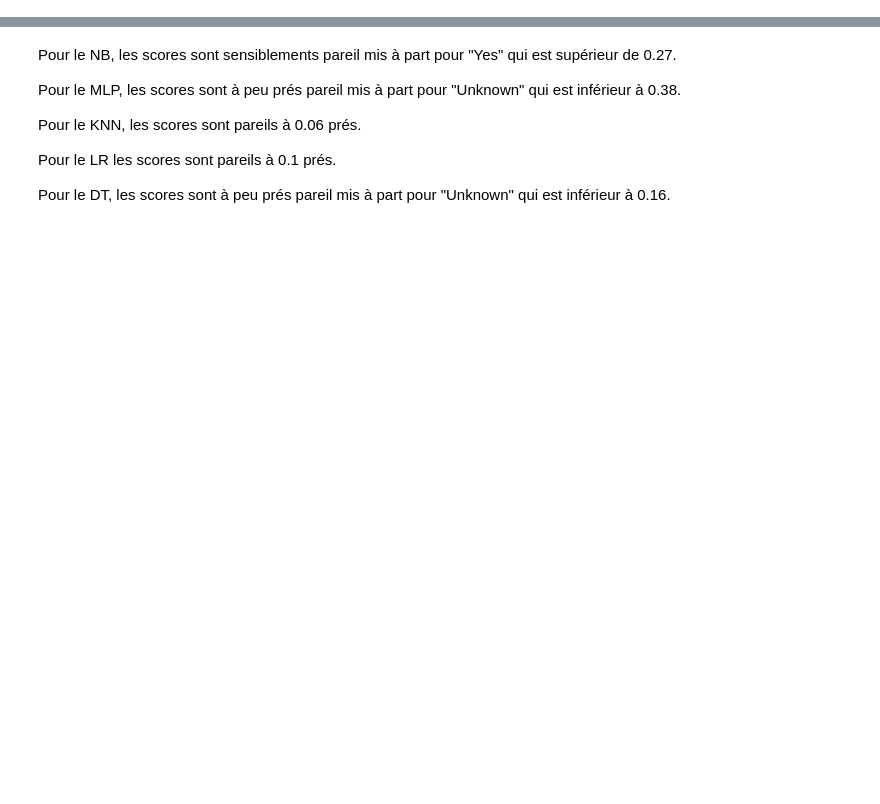
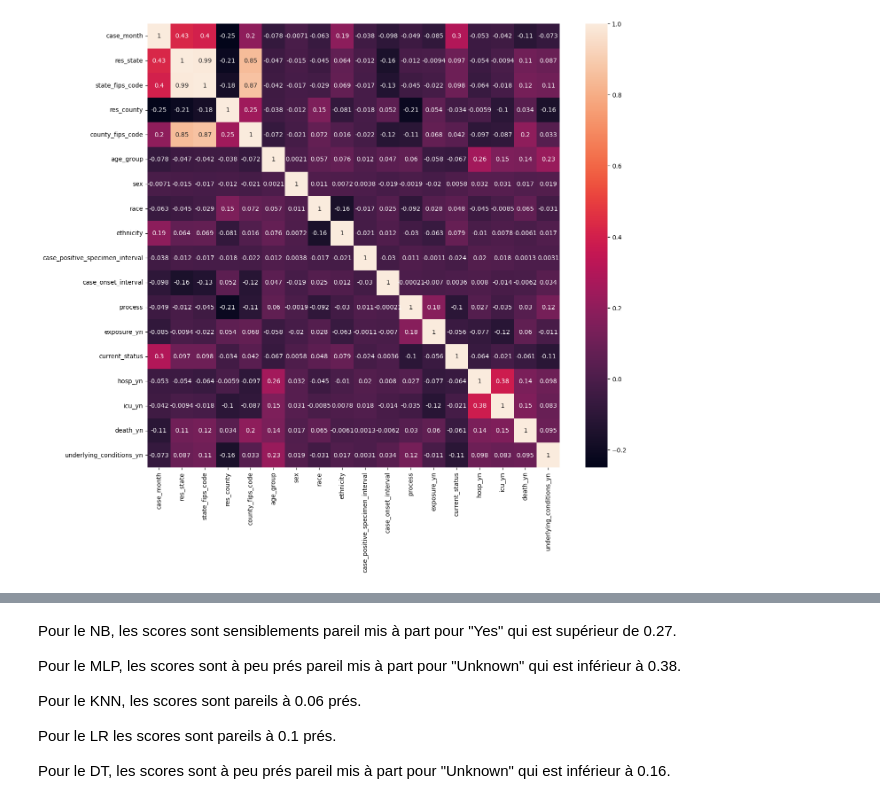
Before and after one commit to AkimSaadi/TER-Covid, a Jupyter notebook: Classifier Covid 19.ipynb, the cells around one changed output, grey strips where cells are left out. Saved outputs shown, nothing was run; the diff lists cells and outputs as text; code cells hidden in the pictures; blank space fills up the shorter version.

Commit message:
ajout de comparatif, de visualisation avec des analyses univariés et bivariés

```diff
--- a/Classifier Covid 19.ipynb
+++ b/Classifier Covid 19.ipynb
@@ -4,10 +4,10 @@ import csv
 import pandas as pd
 # %%
 #Liste contenant les noms des colonnes de la Dataframe
-col_names = ['case_month','res_state', 'state_fips_code''res_county' ,'county_fips_code' ,'age_group' ,'sex' ,'race' ,'ethnicity','case_positive_specimen_interval' ,'case_onset_interval','process' ,'exposure_yn' ,'current_status','symptom_status','hosp_yn', 'icu_yn','death_yn' ,'underlying_conditions_yn' ]
+col_names = ['case_month','res_state', 'state_fips_code', 'res_county' ,'county_fips_code' ,'age_group' ,'sex' ,'race' ,'ethnicity','case_positive_specimen_interval' ,'case_onset_interval','process' ,'exposure_yn' ,'current_status','symptom_status','hosp_yn', 'icu_yn','death_yn' ,'underlying_conditions_yn' ]
 
 #Import des données
-df = pd.read_csv('CDC_Data_orig.csv', encoding='ISO-8859-1', header=0, names=col_names, index_col=None, low_memory=False)
+df = pd.read_csv('CDC_Data_orig.csv', encoding='ISO-8859-1', header=0, names=col_names, index_col=False, low_memory=False)
 # %%
 df_encoder = df.copy()
 # %%
@@ -232,0 +35,11 @@ def fun_decision_tree(X_train,y_train,X_test,y_test):
+# %%
+import matplotlib.pyplot as plt
+import seaborn as sns
+
+corr_df = df_encoder.drop(['symptom_status'], axis=1).corr(method='pearson')
+
+plt.figure(figsize=(15, 13))
+sns.heatmap(corr_df, annot=True)
+plt.show()
+# %% [output]
+[figure, added]
```
Also changed, not shown: parts of 54 cells of this notebook, 4 other files.
